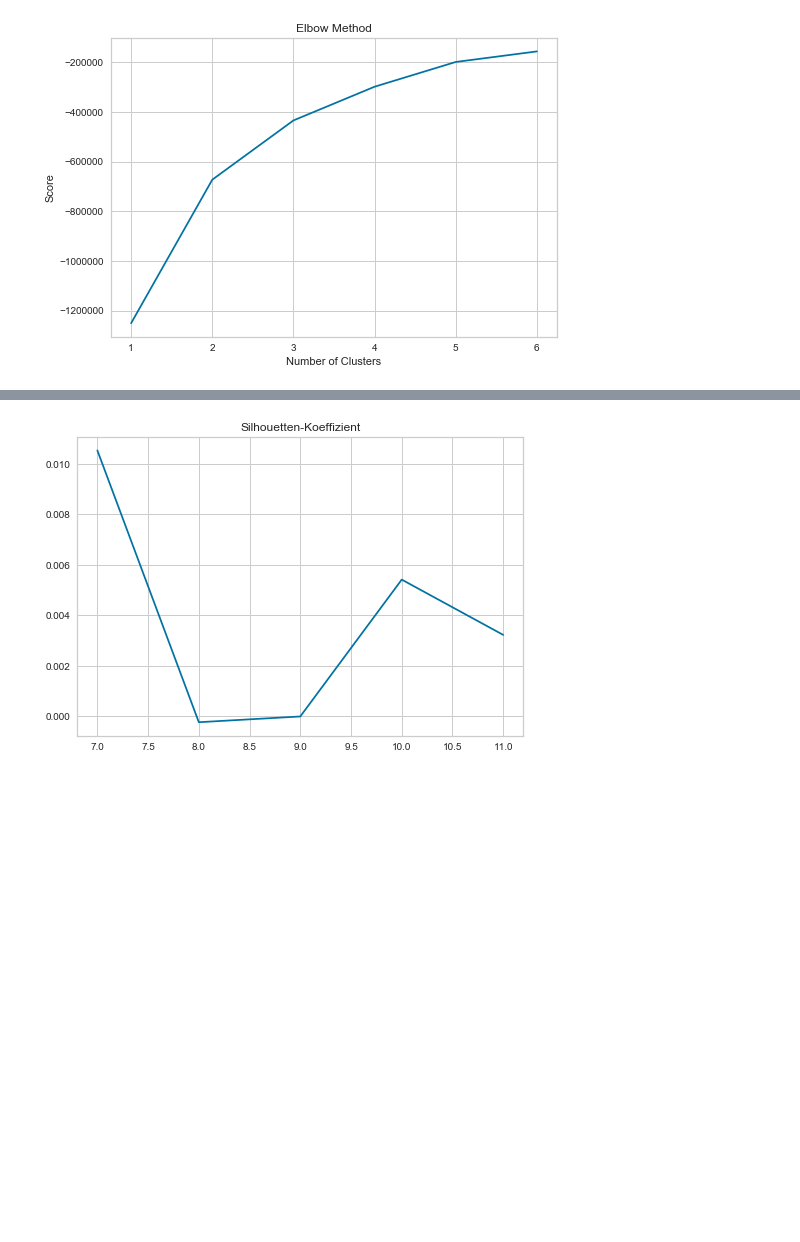
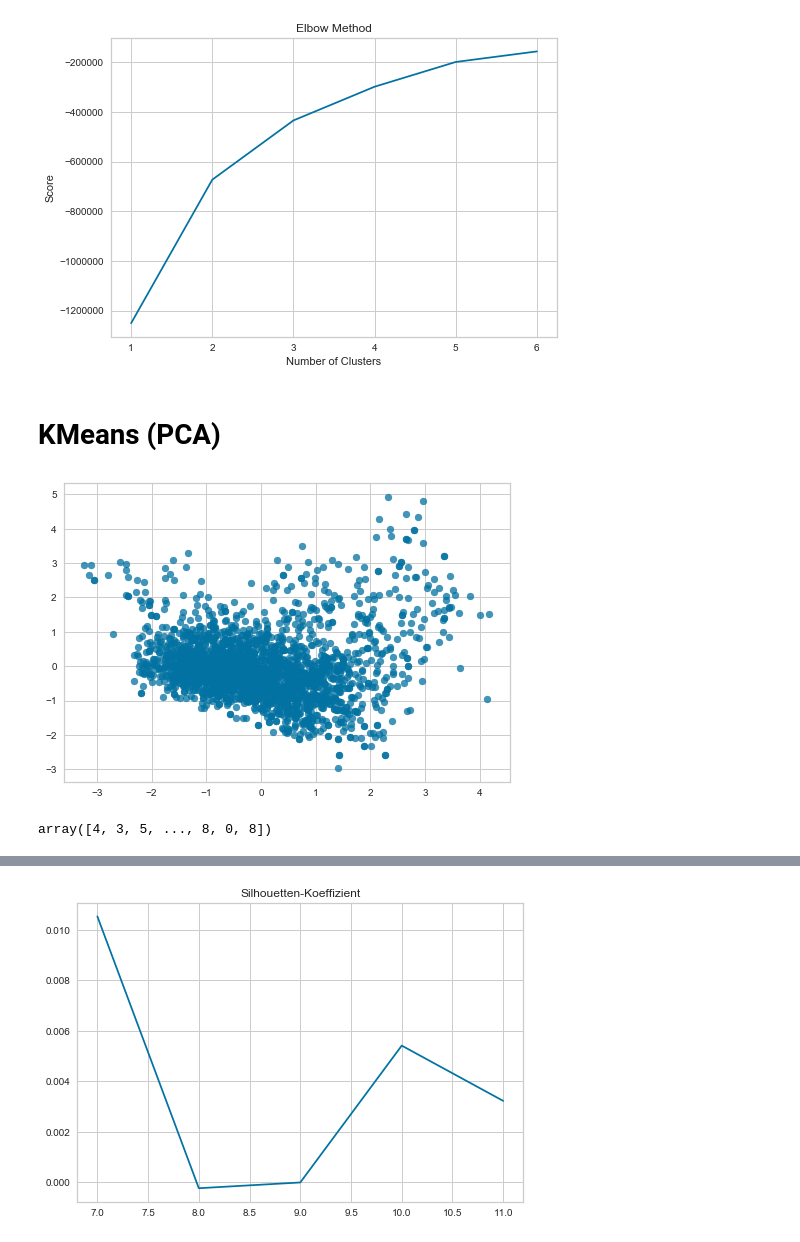
Before and after one commit to tig1795/BBC_News_cluster, a Jupyter notebook: Notebooks/KMeans/KMeans.ipynb, the cells around one changed output, grey strips where cells are left out. Saved outputs shown, nothing was run; the diff lists cells and outputs as text; code cells hidden in the pictures; blank space fills up the shorter version.

```diff
--- a/Notebooks/KMeans/KMeans.ipynb
+++ b/Notebooks/KMeans/KMeans.ipynb
@@ -658,3 +657,25 @@ plt.title('Elbow Method')
 plt.show()
 # %% [output]
 [figure]
+# %% [markdown]
+# KMeans (PCA)
+# %%
+from sklearn.decomposition import TruncatedSVD
+from sklearn.decomposition import PCA
+from yellowbrick.features import PCA
+data = TfidfVectorizer().fit_transform(df.content.values.astype(str))
+# %%
+X_reduced = TruncatedSVD(n_components=10, random_state=0).fit_transform(data)
+# %%
+perplexity = [50]
+for p in perplexity:
+    X_embedded = PCA(n_components=2, perplexity=p, n_iter=1000,learning_rate=10, verbose=2).fit_transform(X_reduced)
+# %% [output]
+[figure, added]
+# %%
+kmeans = KMeans(n_clusters=10, max_iter=600, algorithm = 'auto')
+fitted = kmeans.fit(X_embedded)
+prediction = kmeans.predict(X_embedded)
+prediction
+# %% [output]
+array([4, 3, 5, ..., 8, 0, 8])
```
Also changed, not shown: parts of 22 cells of this notebook, 24 other files.
